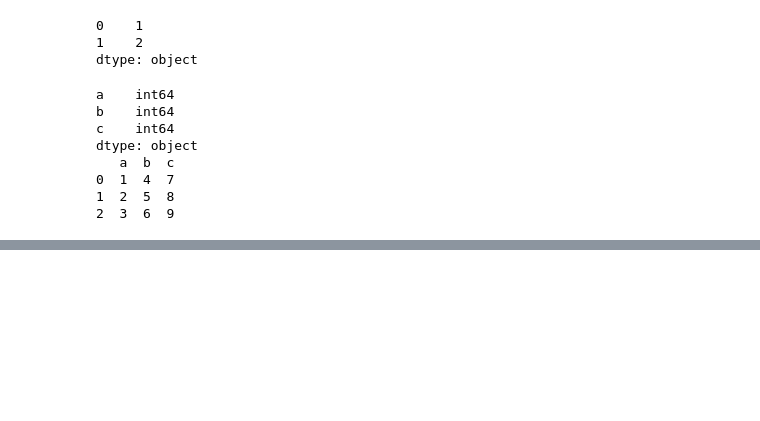
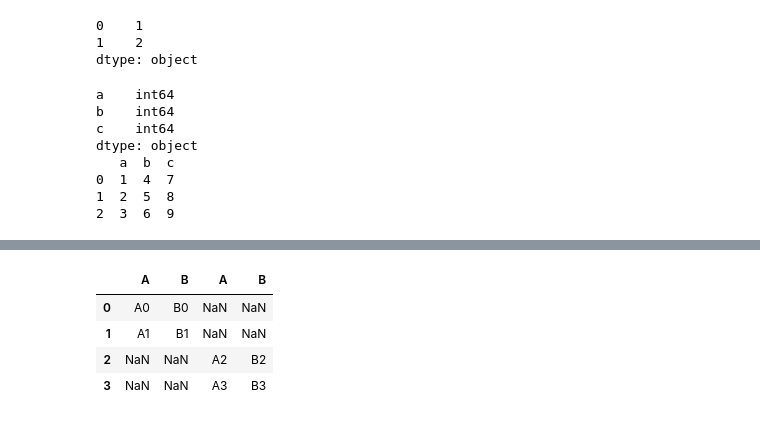
Before and after one commit to tauimonen/Data-science, a Jupyter notebook: advanced_numpy.ipynb, the cells around one changed output, grey strips where cells are left out. Saved outputs shown, nothing was run; the diff lists cells and outputs as text; code cells hidden in the pictures; blank space fills up the shorter version.

```diff
--- a/advanced_numpy.ipynb
+++ b/advanced_numpy.ipynb
@@ -1621,0 +1643,7 @@ dtype: object
+# %%
+def makedf(cols, ind):
+    data = {c : [str(c) + str(i) for i in ind] for c in cols}
+    return pd.DataFrame(data, ind)
+# %%
+a = makedf("AB", [0,1])
+a
@@ -1621,0 +1654,3 @@ dtype: object
+# %%
+b = makedf("AB", [2,3])
+b
@@ -1621,0 +1683,9 @@ dtype: object
+# %%
+df = pd.concat([a, b], axis=1)
+df
+# %% [output]
+|  | A | B | A | B |
+| 0 | A0 | B0 | NaN | NaN |
+| 1 | A1 | B1 | NaN | NaN |
+| 2 | NaN | NaN | A2 | B2 |
+| 3 | NaN | NaN | A3 | B3 |
```
Also changed, not shown: parts of 34 cells of this notebook.
